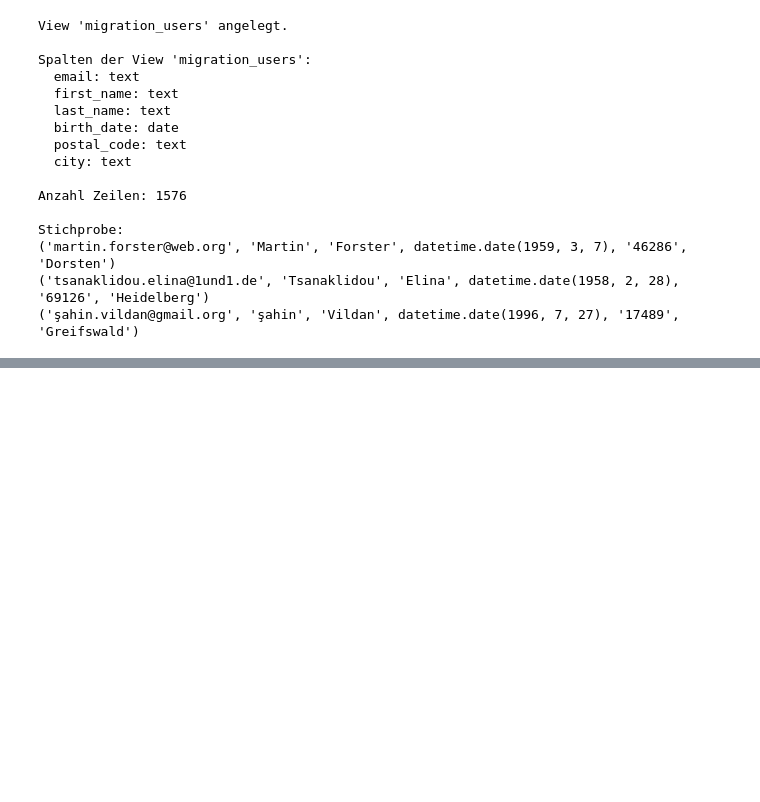
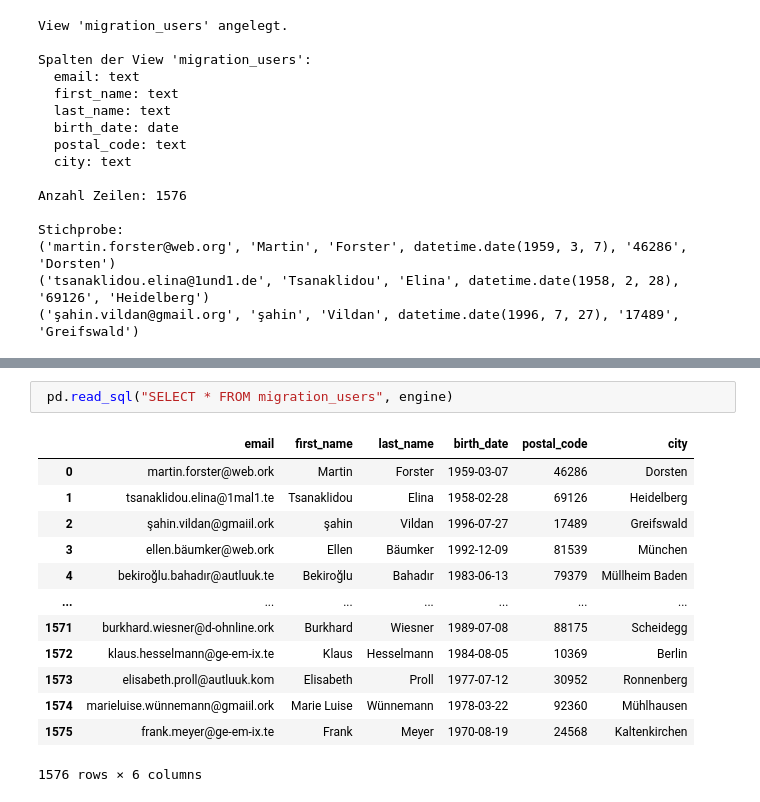
Before and after one commit to Milanninio9/LetsMeet, a Jupyter notebook: Analyse_xlxs.ipynb, the cells around one changed output, grey strips where cells are left out. Saved outputs shown, nothing was run; the diff lists cells and outputs as text; blank space fills up the shorter version.

```diff
--- a/Analyse_xlxs.ipynb
+++ b/Analyse_xlxs.ipynb
@@ -1618,0 +2021,16 @@ Stichprobe:
+# %%
+ pd.read_sql("SELECT * FROM migration_users", engine)
+# %% [output]
+|  | email | first_name | last_name | birth_date | postal_code | city |
+| 0 | martin.forster@web.ork | Martin | Forster | 1959-03-07 | 46286 | Dorsten |
+| 1 | tsanaklidou.elina@1mal1.te | Tsanaklidou | Elina | 1958-02-28 | 69126 | Heidelberg |
+| 2 | şahin.vildan@gmaiil.ork | şahin | Vildan | 1996-07-27 | 17489 | Greifswald |
+| 3 | ellen.bäumker@web.ork | Ellen | Bäumker | 1992-12-09 | 81539 | München |
+| 4 | bekiroğlu.bahadır@autluuk.te | Bekiroğlu | Bahadır | 1983-06-13 | 79379 | Müllheim Baden |
+| ... | ... | ... | ... | ... | ... | ... |
+| 1571 | burkhard.wiesner@d-ohnline.ork | Burkhard | Wiesner | 1989-07-08 | 88175 | Scheidegg |
+| 1572 | klaus.hesselmann@ge-em-ix.te | Klaus | Hesselmann | 1984-08-05 | 10369 | Berlin |
+| 1573 | elisabeth.proll@autluuk.kom | Elisabeth | Proll | 1977-07-12 | 30952 | Ronnenberg |
+| 1574 | marieluise.wünnemann@gmaiil.ork | Marie Luise | Wünnemann | 1978-03-22 | 92360 | Mühlhausen |
+| 1575 | frank.meyer@ge-em-ix.te | Frank | Meyer | 1970-08-19 | 24568 | Kaltenkirchen |
+1576 rows × 6 columns
```
Also changed, not shown: parts of 6 cells of this notebook, 3 other files.
